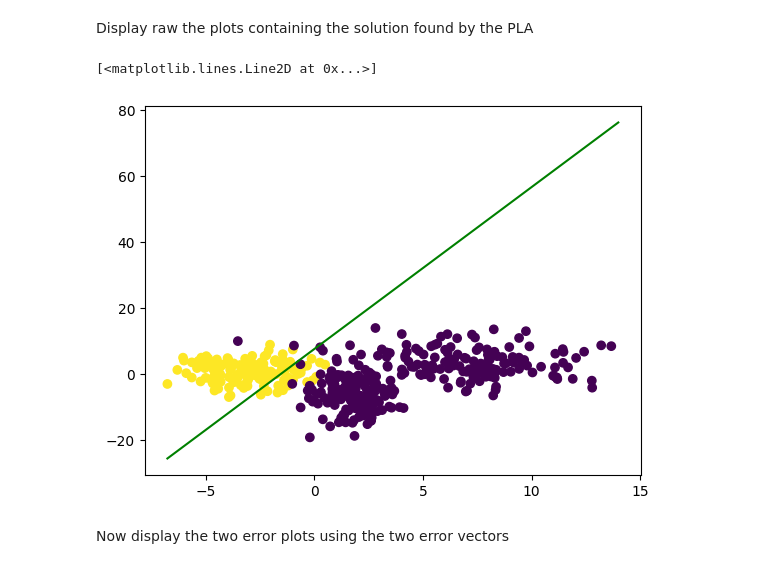
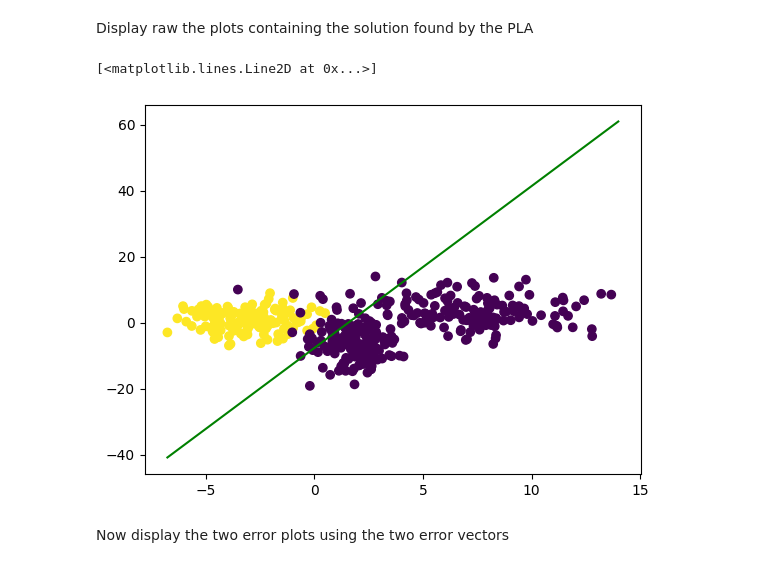
Before and after one commit to imAlessas/machine-learning, a Jupyter notebook: exercises/perceptron/multiclass.ipynb, the cells around one changed output. Saved outputs shown, nothing was run; the diff lists cells and outputs as text; code cells hidden in the pictures.

Commit message:
Update multiclass.ipynb
added second exercise, fixed line plotting

```diff
--- a/exercises/perceptron/multiclass.ipynb
+++ b/exercises/perceptron/multiclass.ipynb
@@ -139,14 +139,14 @@ Display raw the plots containing the solution found by the PLA
 # %%
 # plot datapoints
 plt.scatter(X[:, 1], X[:, 2], c=y_class)
 
 # plot the solution
-plt.plot([ np.min((X1_1, X2_1, X3_1)), np.max((X1_2, X2_2, X3_2)) ],
-         [ np.min((X1_1, X2_1, X3_1)) * (- w[1] / w[2]) + (w[0] / w[2]), np.max((X1_2, X2_2, X3_2)) * (- w[1] / w[2]) + (w[0] / w[2]) ],
+plt.plot([ np.min((X1_1, X2_1, X3_1)), np.max((X1_1, X2_1, X3_1)) ],
+         [ np.min((X1_1, X2_1, X3_1)) * (- w[1] / w[2]) - (w[0] / w[2]), np.max((X1_1, X2_1, X3_1)) * (- w[1] / w[2]) - (w[0] / w[2]) ],
          color = "green")
 # %% [output]
 [<matplotlib.lines.Line2D at 0x...>]
-[figure, old version]
+[figure, new version]
 # %% [markdown]
 Now display the two error plots using the two error vectors
 # %%
```
Also changed, not shown: parts of 19 cells of this notebook.
